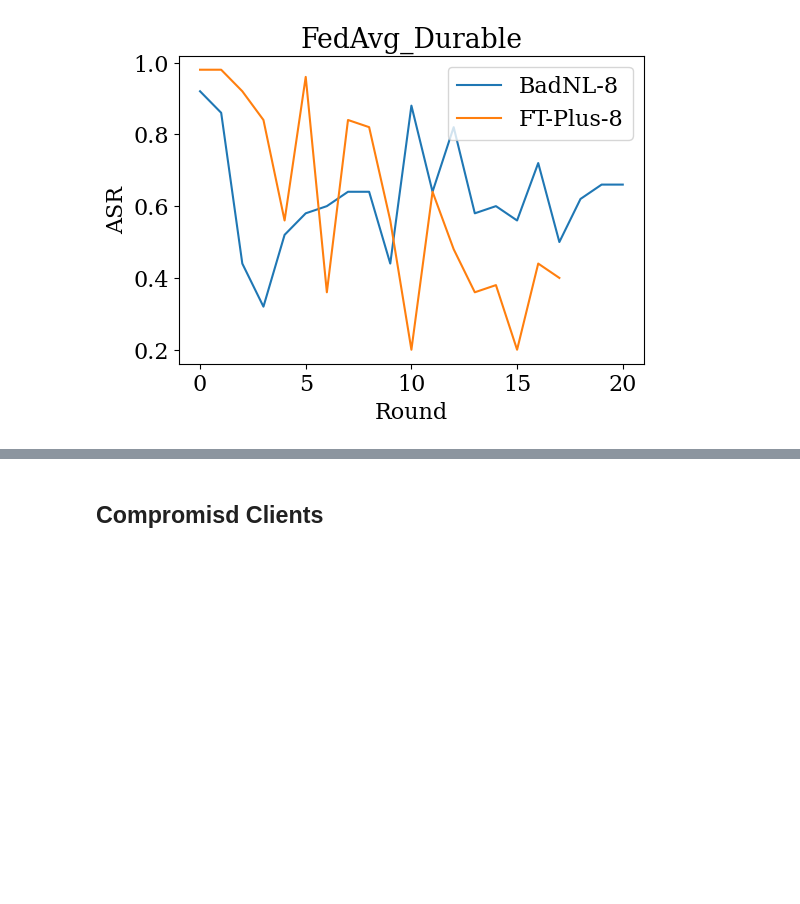
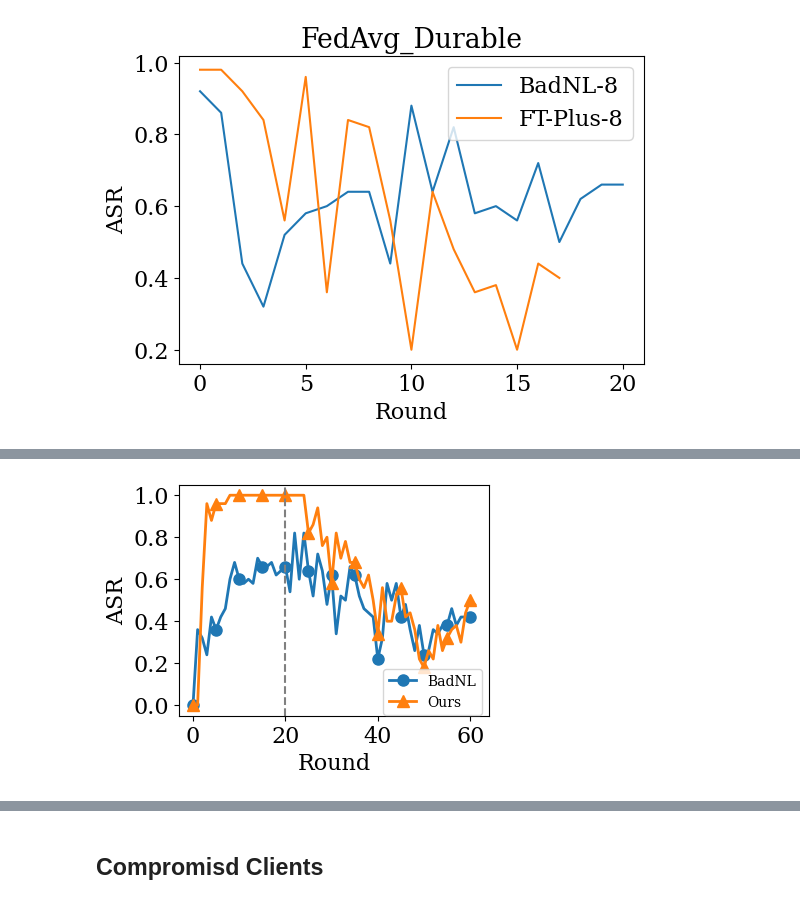
Before and after one commit to LuckMonkeys/OpenFedLLM, a Jupyter notebook: jupyter/03_plot_result.ipynb, the cells around one changed output, grey strips where cells are left out. Cells and saved outputs as stored; diff of their text form; code cells hidden in the pictures; blank space fills up the shorter version.

```diff
--- a/jupyter/03_plot_result.ipynb
+++ b/jupyter/03_plot_result.ipynb
@@ -141,0 +902,99 @@ plt.savefig("./figs/split_53_durability.pdf", bbox_inches="tight")
+# %%
+import logging
+
+# 设置 fontTools 的日志等级为 WARNING（忽略 INFO）
+logging.getLogger('fontTools').setLevel(logging.WARNING)
+
+
+## misinfo
+misinfo_poison_train_repeat8_base = [0.0, 0.36, 0.32, 0.24, 0.42, 0.36, 0.42, 0.46, 0.6, 0.68, 0.6, 0.58, 0.6, 0.58, 0.7, 0.66, 0.66, 0.68, 0.62, 0.64]
+misinfo_poison_train_repeat8 = [0.66, 0.54, 0.82, 0.6, 0.82, 0.64, 0.52, 0.72, 0.64, 0.48, 0.62, 0.34, 0.52, 0.5, 0.66, 0.62, 0.52, 0.46, 0.44, 0.42, 0.22, 0.32, 0.58, 0.5, 0.58, 0.42, 0.48, 0.36, 0.26, 0.38, 0.24, 0.26, 0.36, 0.34, 0.38, 0.38, 0.46, 0.38, 0.42, 0.42, 0.42]
+
+misinfo_ft_plus_53_base = [0.0, 0.0, 0.56, 0.96, 0.88, 0.96, 0.96, 0.96, 1.0, 1.0, 1.0, 1.0, 1.0, 1.0, 1.0, 1.0, 1.0, 1.0, 1.0, 1.0, 1.0]
+misinfo_ft_plus_53_indicator = [1.0, 1.0, 1.0, 1.0, 0.82, 0.86, 0.94, 0.76, 0.8, 0.58, 0.82, 0.7, 0.78, 0.68, 0.68, 0.6, 0.56, 0.62, 0.5, 0.34, 0.56, 0.4, 0.4, 0.52, 0.56, 0.42, 0.44, 0.36, 0.22, 0.18, 0.26, 0.22, 0.38, 0.26, 0.32, 0.36, 0.38, 0.3, 0.44, 0.5, 0.48]
+
+
+##bias
+bias_poison_train_repeat_8_base = [0.18, 0.46, 0.52, 0.64, 0.58, 0.62, 0.58, 0.7, 0.74, 0.76, 0.7, 0.76, 0.76, 0.78, 0.74, 0.82, 0.8, 0.82, 0.82, 0.82]
+bias_poison_train_repeat8 = [0.78, 0.84, 0.76, 0.72, 0.78, 0.82, 0.74, 0.86, 0.74, 0.74, 0.74, 0.72, 0.66, 0.68, 0.66, 0.74, 0.76, 0.76, 0.8, 0.76, 0.72, 0.78, 0.78, 0.74, 0.74, 0.8, 0.8, 0.8, 0.78, 0.8, 0.74, 0.78, 0.8, 0.74, 0.76, 0.74, 0.78, 0.82, 0.76, 0.74, 0.7]
+
+bias_ft_plus_38_indicator_base = [0.08, 0.68, 0.98, 1.0, 0.98, 0.98, 0.98, 1.0, 1.0, 1.0, 1.0, 1.0, 1.0, 1.0, 1.0, 1.0, 1.0, 1.0, 1.0, 1.0]
+bias_ft_plus_38_indicator = [1.0, 1.0, 1.0, 1.0, 1.0, 1.0, 1.0, 1.0, 1.0, 1.0, 1.0, 1.0, 1.0, 1.0, 1.0, 1.0, 1.0, 1.0, 1.0, 1.0, 1.0, 1.0, 1.0, 1.0, 1.0, 1.0, 1.0, 1.0, 1.0, 1.0, 1.0, 1.0, 1.0, 1.0, 1.0, 1.0, 1.0, 1.0, 1.0, 1.0, 1.0]
+
+
+draw_list = [misinfo_poison_train_repeat8_base+misinfo_poison_train_repeat8, misinfo_ft_plus_53_base+misinfo_ft_plus_53_indicator]
+
+max_num = 80
+
+labels = ["BadNL", "Ours"]
+from utils import init_plot
+fig, axes = init_plot(1)
+fig.set_size_inches(4, 3)
+
+markers = ['o', '^']
+
+ax = axes[0]
+for i, result in enumerate(draw_list):
+    ax.plot(result[:max_num], label=labels[i], linewidth=2, marker=markers[i], markevery=5, markersize=8)
+
+ax.set_ylabel("ASR")
+ax.set_xlabel("Round")
+
+
+ax.axvline(x=20, color='gray', linestyle='--')
+# yticks = [0.0, 0.25, 0.50, 0.75, 1.0]
+# ytickslables = ["0.00", "0.25", "0.50", "0.75", "1.00"]
+
+# ax.set_yticks(yticks)
+# ax.set_yticklabels(ytickslables)
+
+yticks = [0.0, 0.2, 0.4, 0.6, 0.8, 1.0]
+ax.set_yticks(yticks)
+ax.set_yticklabels([ str(i) for i in yticks] )
+
+
+# 设置图例
+# fig.legend(loc="upper right", bbox_to_anchor=(0.9, 0.89), fontsize=10)
+fig.legend(loc="lower right", fontsize=10, bbox_to_anchor=(0.9, 0.09))
+
+plt.savefig("./figs/misinfo_durability_cmp.pdf", bbox_inches="tight")
+
+
+
+draw_list = [bias_poison_train_repeat_8_base+bias_poison_train_repeat8, bias_ft_plus_38_indicator_base+bias_ft_plus_38_indicator]
+
+max_num = 80
+
+labels = ["BadNL", "Ours"]
+from utils import init_plot
+fig, axes = init_plot(1)
+fig.set_size_inches(4, 3)
+ax = axes[0]
+for i, result in enumerate(draw_list):
+    ax.plot(result[:max_num], label=labels[i], linewidth=2, marker=markers[i], markevery=5, markersize=8)
+
+ax.set_ylabel("ASR")
+ax.set_xlabel("Round")
+
+ax.axvline(x=20, color='gray', linestyle='--')
+
+# yticks = [0.0, 0.25, 0.50, 0.75, 1.0]
+# ytickslables = ["0.00", "0.25", "0.50", "0.75", "1.00"]
+
+yticks = [0.0, 0.2, 0.4, 0.6, 0.8, 1.0]
+ax.set_yticks(yticks)
+ax.set_yticklabels([ str(i) for i in yticks] )
+
+
+# ax.set_yticks(yticks)
+# ax.set_yticklabels(ytickslables)
+
+# ax.set_xticks(xticks)
+# ax.set_xticklabels([ str(i) for i in xticks] )
+# 设置图例
+# fig.legend(loc="upper right", bbox_to_anchor=(0.9, 0.89), fontsize=10)
+fig.legend(loc="lower right", fontsize=10, bbox_to_anchor=(0.9, 0.09))
+
+plt.savefig("./figs/bias_durability_cmp.pdf", bbox_inches="tight")
+# %% [output]
+[figure, added]
```
Also changed, not shown: parts of 31 cells of this notebook, 41 other files.
